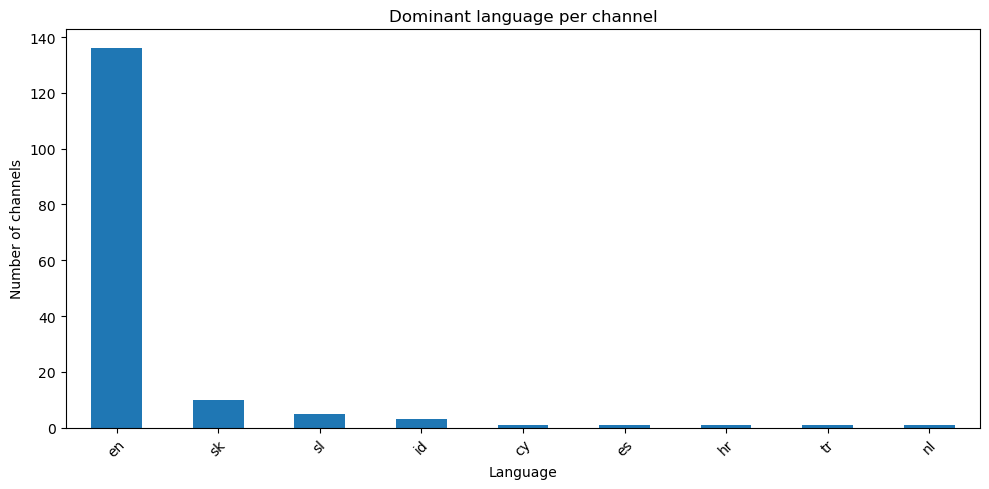
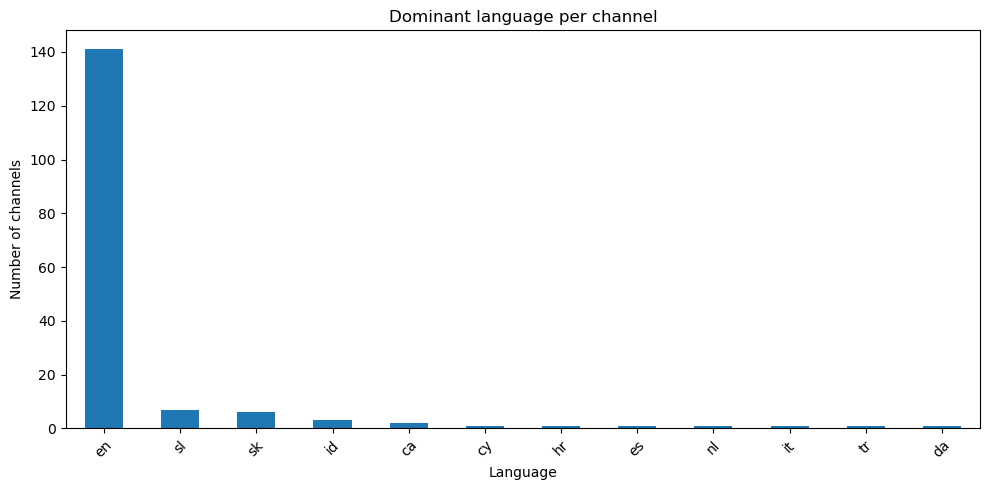
Unified diff of the notebook cell whose output changed from the first chart to the second:
--- before
+++ after
@@ -1,5 +1,5 @@
 
 df_preprocessed_non_empty_channels = pd.read_csv(
-    "../material/preprocessed_messages.tsv.gz", 
+    "../../results/levels/level_0/preProcessing/preprocessed_messages_level_0.tsv.gz", 
     sep='\t', 
     compression='gzip'
@@ -7,5 +7,5 @@
 
 df_english_preprocessed_non_empty_channels = pd.read_csv(
-    "../material/preprocessed_english_messages.tsv.gz", 
+    "../../results/levels/level_0/preProcessing/preprocessed_english_messages_level_0.tsv.gz", 
     sep='\t', 
     compression='gzip'
@@ -30,27 +30,2 @@
 plt.tight_layout()
 plt.show()
-
-# Istogram of all the dates of the messages
-df_english_preprocessed_non_empty_channels['date'].hist(bins=120)
-plt.title("Istogram of all the dates of the messages")
-plt.xlabel("Date")
-plt.ylabel("Number of messages")
-plt.xticks(rotation=45)
-plt.tight_layout()
-plt.show()
-
-print("Numero di testi pre-processati:", len(df_english_preprocessed_non_empty_channels['text_preprocessed']))
-print("---")
-print("Numero di canali unici:", df_english_preprocessed_non_empty_channels['channel_id'].nunique())
-print("---")
-
-# Istogram of the date of the last message for every channel
-df_english_preprocessed_non_empty_channels.sort_values(by='date') \
-    .drop_duplicates(subset='channel_id', keep='last')['date'] \
-    .hist(bins=100)
-plt.title("# Istogram of the date of the last message for every channel")
-plt.xlabel("Date")
-plt.ylabel("Number of channels")
-plt.xticks(rotation=45)
-plt.tight_layout()
-plt.show()

Commit: working-pipeline